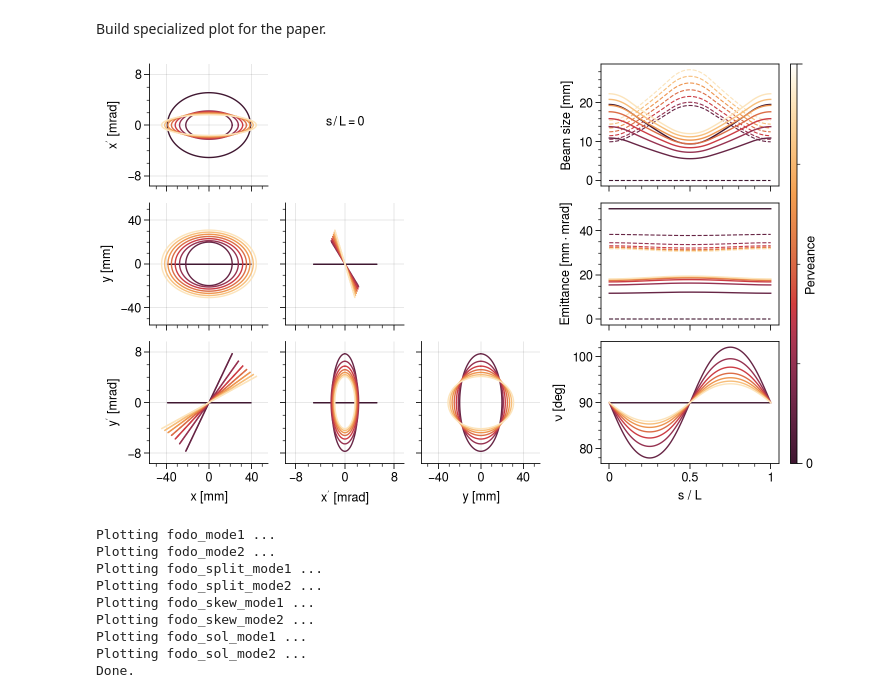
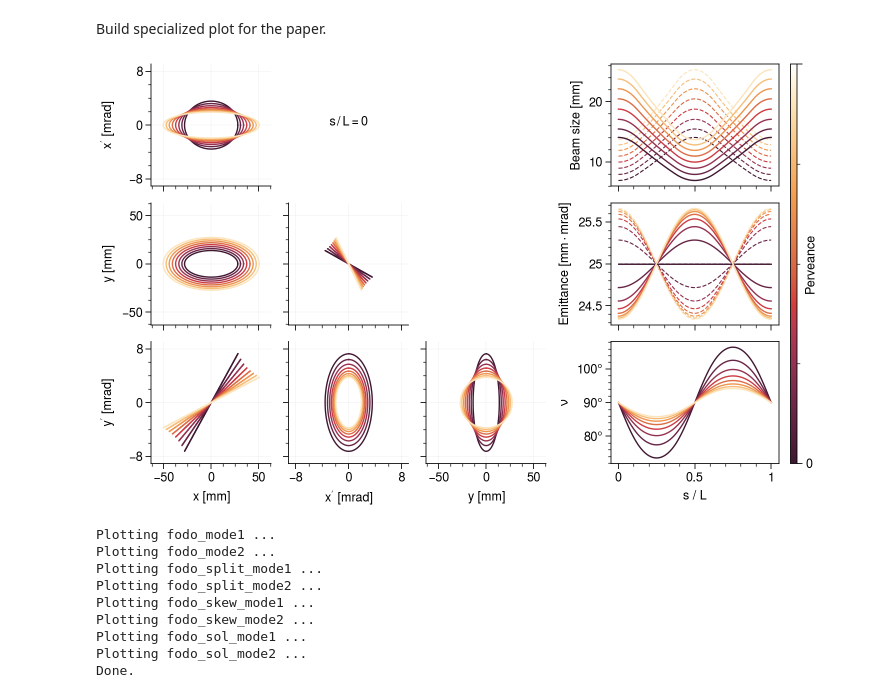
Before and after one commit to austin-hoover/accphys-tools, a Jupyter notebook: pyorbit_studies/matching/comparison/fodo_variants/analysis.ipynb, the cells around one changed output. Drawn from its saved outputs; the diff is of its cells as text; code cells hidden in the pictures.

Commit message:
Align labels and add degree symbols to tick labels

```diff
--- a/pyorbit_studies/matching/comparison/fodo_variants/analysis.ipynb
+++ b/pyorbit_studies/matching/comparison/fodo_variants/analysis.ipynb
@@ -136,7 +136,7 @@ def plot_combined(key, text=r'$s \,/\, L = 0$', colorbar=True):
 
     # Create figure (constrained_layout > tight_layout)
     fig, axes = plt.subplots(3, 4, figsize=(7.25, 4.5), constrained_layout=True,
-                             gridspec_kw=dict(width_ratios=[1, 1, 1, 1.5]))
+                             gridspec_kw=dict(width_ratios=[1, 1, 1, 1.4]))
     left, right = axes[:, :-1], axes[:, -1]
     myplt.despine(left.flat)
     myplt.make_lower_triangular(left)
@@ -169,7 +169,9 @@ def plot_combined(key, text=r'$s \,/\, L = 0$', colorbar=True):
     mlocators = 2 * [mloc_u, mloc_up]
     myplt.set_labels(left[-1, :], labels[:-1], 'xlabel')
     myplt.set_labels(left[:, 0], labels[1:], 'ylabel')
-    myplt.set_labels(right, ['Beam size [mm]', r'Emittance [$mm \cdot mrad$]', r'$\nu$ [deg]'], 'ylabel')
+    myplt.set_labels(right, ['Beam size [mm]', r'Emittance [$mm \cdot mrad$]', r'$\nu$'], 'ylabel')
+    fig.align_labels(left)
+#     fig.align_ylabels(right)
     myplt.set_limits(left[:, 0], limits[1:], 'y')
     myplt.set_limits(left[-1, :], limits[:-1], 'x')
     for row, loc, mloc in zip(left, locators[1:], mlocators[1:]):
@@ -180,6 +182,7 @@ def plot_combined(key, text=r'$s \,/\, L = 0$', colorbar=True):
         for ax in col:
             ax.xaxis.set_major_locator(loc)
             ax.xaxis.set_minor_locator(mloc)
+    right[-1].yaxis.set_major_formatter(matplotlib.ticker.StrMethodFormatter(u'{x:.0f}°'))
 
     # Plot envelope data
     for X in coords:
@@ -191,36 +194,35 @@ def plot_combined(key, text=r'$s \,/\, L = 0$', colorbar=True):
     # Plot parameters as a function of s
     plt_kws.setdefault('lw', 1)
     stats_list = stats_dict[key]
     for ax in right:
         ax.set_prop_cycle(_cycler)
     for stats in stats_list:
         stats.moments[['s/L','x_rms']].plot('s/L', ax=right[0], **plt_kws)
         stats.twiss2D[['s/L','ex']].plot('s/L', ax=right[1], **plt_kws)
         stats.twiss4D[['s/L','nu']].plot('s/L', ax=right[2], yunits='degrees', **plt_kws)
     right[0].set_prop_cycle(_cycler)
     for stats in stats_list:
         stats.moments[['s/L','y_rms']].plot('s/L', ax=right[0], ls='--', zorder=0, legend=False, lw=0.8)
         stats.twiss2D[['s/L','ey']].plot('s/L', ax=right[1], ls='--', zorder=0, legend=False, lw=0.8)
 
     # Turn off grid for line plots
     for ax in right:
         ax.grid(False)
 
     axes[0, 1].annotate(text, xy=(0.5, 0.5), xycoords='axes fraction', horizontalalignment='center')
 
     if colorbar:
         norm = matplotlib.colors.Normalize(vmin=cmap_range[0], vmax=cmap_range[1])
         cbar = fig.colorbar(matplotlib.cm.ScalarMappable(norm, cmap), ax=axes[:, -1].ravel().tolist(),
                             aspect=100, pad=0.005)
         cbar.set_ticks(cmap_range)
         cbar.set_ticklabels([r'$0$', ''])
         cbar.set_label('Perveance', labelpad=-6)
-
     return axes
 
-plot_combined('fodo_split_mode1');
+plot_combined('fodo_mode1');
 # %% [output]
-[figure, old version]
+[figure, new version]
 # %%
 for key in stats_dict.keys():
     print('Plotting', key, '...')
```
